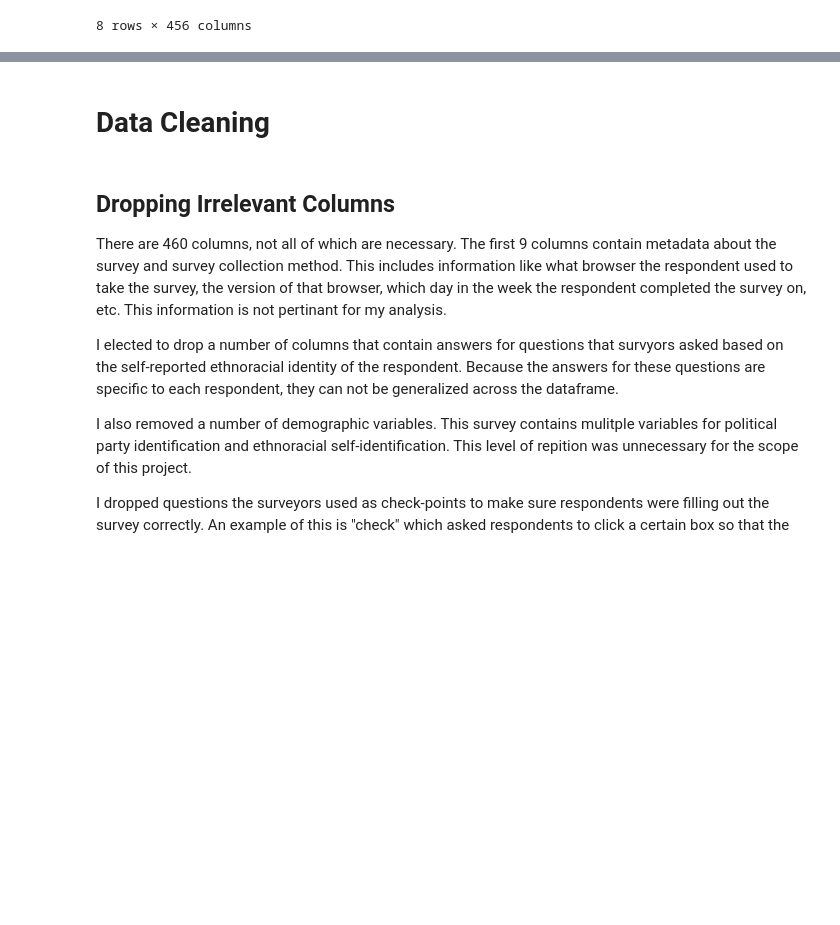
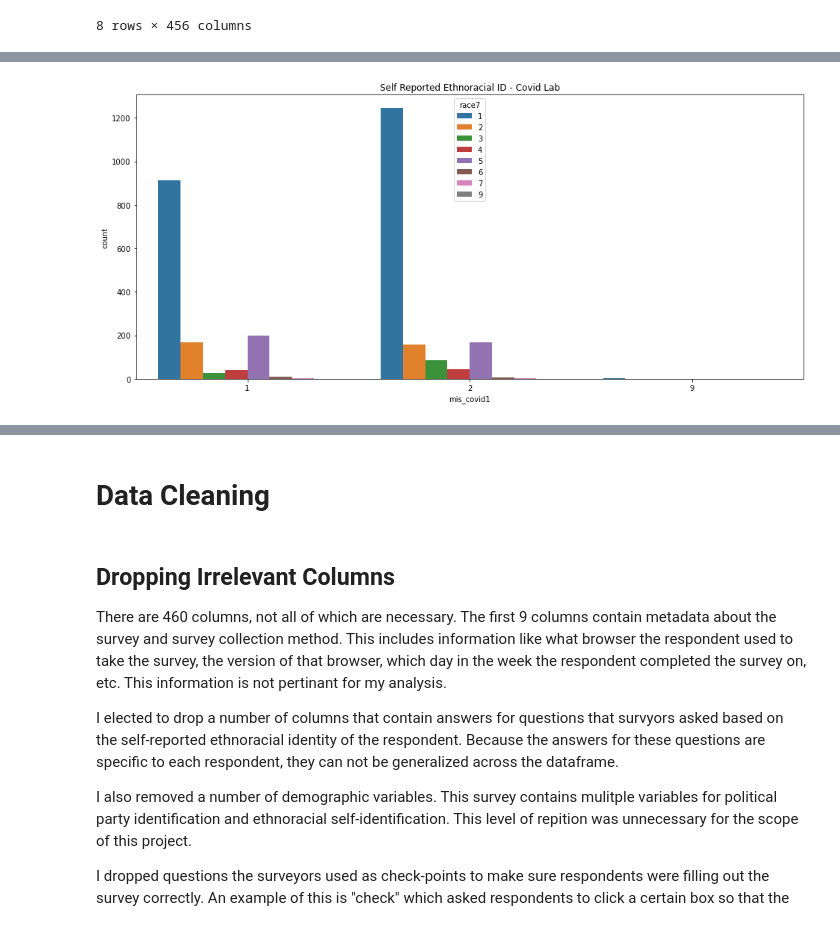
Before and after one commit to sarahadamsjack/Predicting-Misinformed-Views-About-COVID-19, a Jupyter notebook: main_notebook.ipynb, the cells around one changed output, grey strips where cells are left out. Drawn from its saved outputs; the diff is of its cells as text; code cells hidden in the pictures; blank space fills up the shorter version.

```diff
--- a/main_notebook.ipynb
+++ b/main_notebook.ipynb
@@ -81,0 +89,7 @@ data.describe()
+# %%
+plt.figure(figsize=(16,7))
+sns.countplot(data=data, x='mis_covid1', hue='race7')
+plt.title('Self Reported Ethnoracial ID - Covid Lab');
+#1=White
+# %% [output]
+[figure, added]
```
Also changed, not shown: parts of 121 cells of this notebook.
